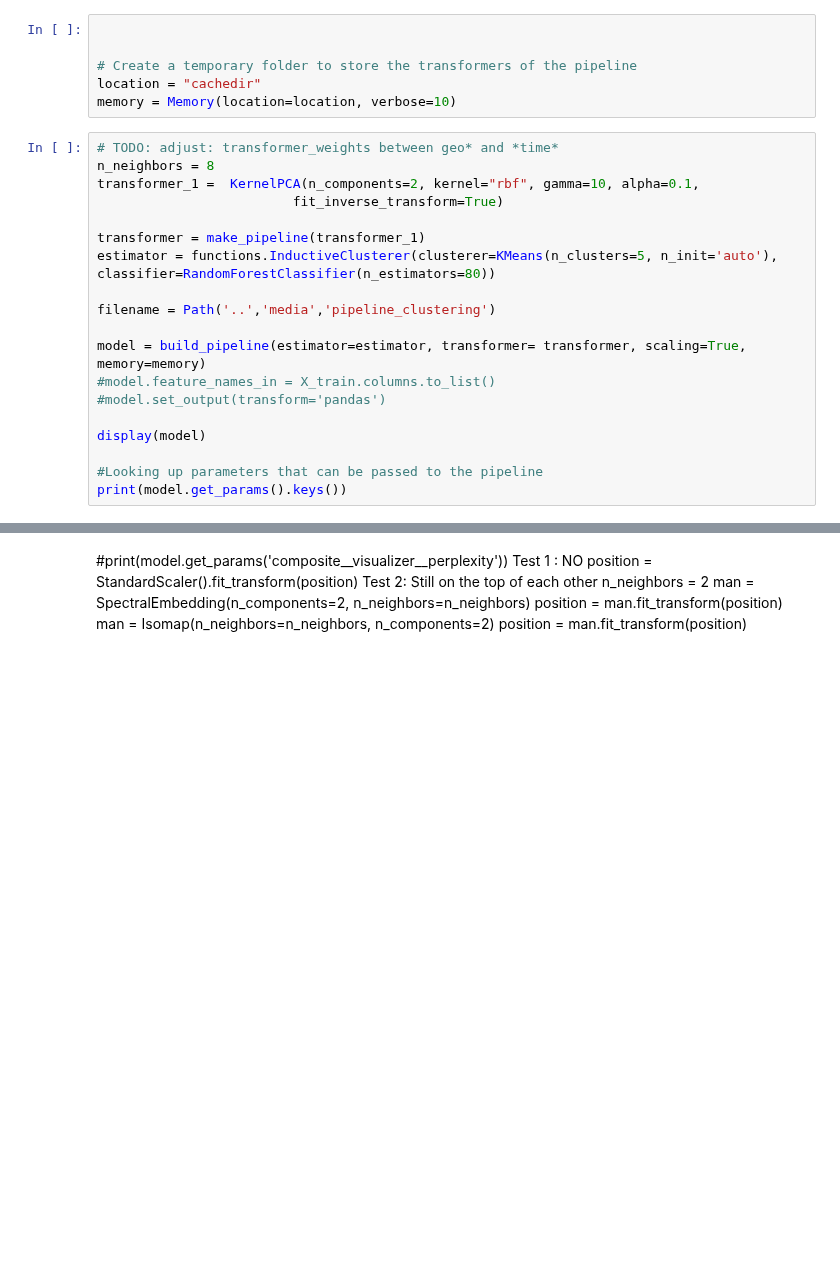
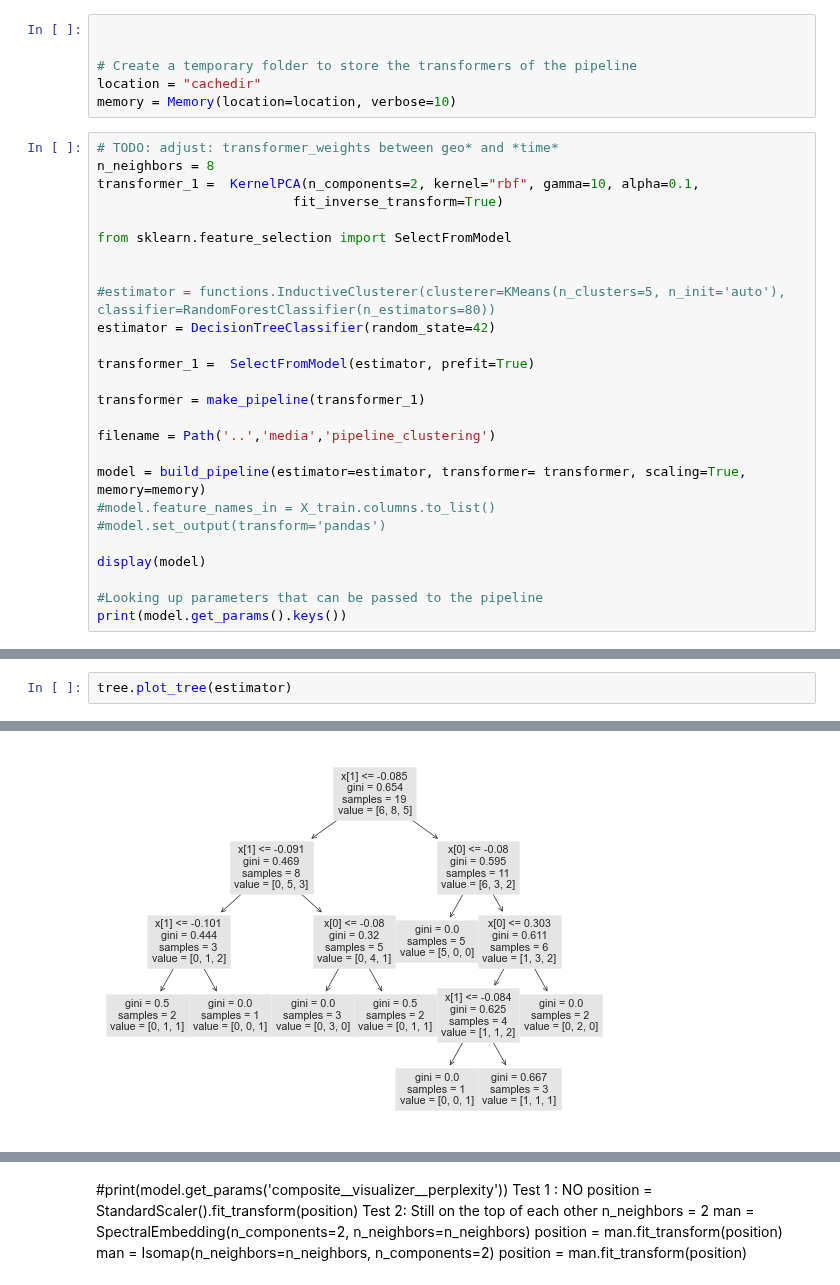
Before and after one commit to cimadure/ind6212, a Jupyter notebook: notebooks/main.ipynb, the cells around one changed output, grey strips where cells are left out. Cells and saved outputs as stored; diff of their text form; blank space fills up the shorter version.

```diff
--- a/notebooks/main.ipynb
+++ b/notebooks/main.ipynb
@@ -395,8 +339,15 @@ n_neighbors = 8
 transformer_1 =  KernelPCA(n_components=2, kernel="rbf", gamma=10, alpha=0.1,
                          fit_inverse_transform=True)
 
+from sklearn.feature_selection import SelectFromModel
+
+
+#estimator = functions.InductiveClusterer(clusterer=KMeans(n_clusters=5, n_init='auto'), classifier=RandomForestClassifier(n_estimators=80))
+estimator = DecisionTreeClassifier(random_state=42)
+
+transformer_1 =  SelectFromModel(estimator, prefit=True)
+
 transformer = make_pipeline(transformer_1)
-estimator = functions.InductiveClusterer(clusterer=KMeans(n_clusters=5, n_init='auto'), classifier=RandomForestClassifier(n_estimators=80))
 
 filename = Path('..','media','pipeline_clustering')
 
@@ -699,0 +465,3 @@ print(y_pred)
+# %%
+tree.plot_tree(estimator)
+# %% [output]
@@ -700 +483,2 @@ print(y_pred)
+[figure, added]
 # %%
```
Also changed, not shown: parts of 20 cells of this notebook, 41 other files.
